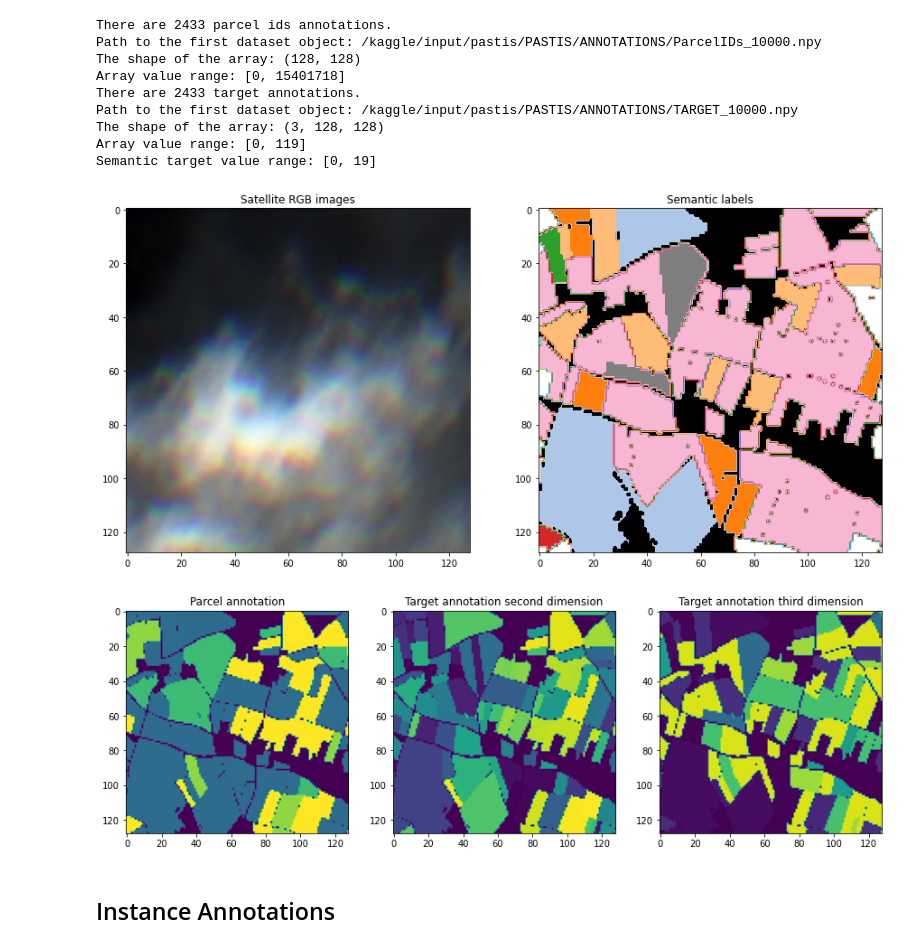
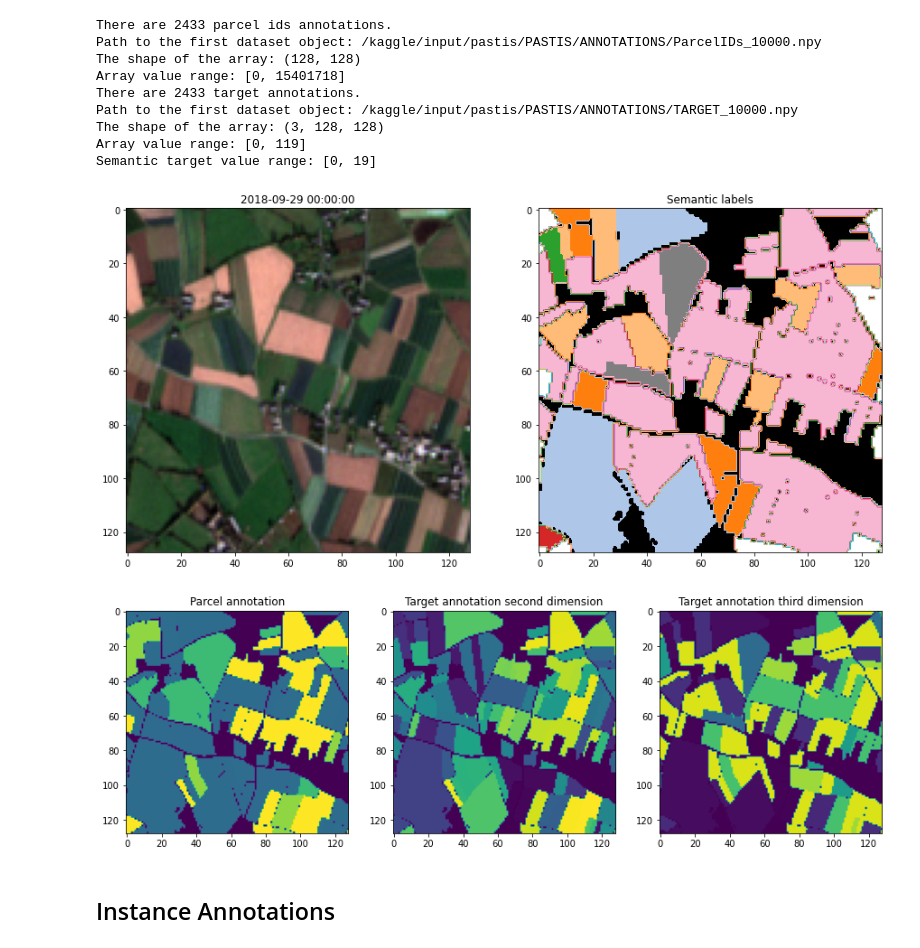
Before and after one commit to saikia2026/analysis_O1, a Jupyter notebook: pastis-2d-unet-convlstm.ipynb, the cells around one changed output. Saved outputs shown, nothing was run; the diff lists cells and outputs as text; code cells hidden in the pictures.

```diff
--- a/pastis-2d-unet-convlstm.ipynb
+++ b/pastis-2d-unet-convlstm.ipynb
@@ -280,27 +280,29 @@ Semantic target value range: [0, 19]
 # %%
 cm = matplotlib.cm.get_cmap('tab20')
 def_colors = cm.colors
 cus_colors = ['k'] + [def_colors[i] for i in range(1,20)]+['w']
 semantic_cmap = ListedColormap(colors = cus_colors, name='agri',N=21)
 
 f,axs = plt.subplots(1, 2, figsize=(15, 25))
-axs[0].imshow(get_rgb(time_series))
-axs[0].set_title('Satellite RGB images')
+# axs[0].imshow(get_rgb(time_series))
+# axs[0].set_title('Satellite RGB images')
+axs[0].imshow(get_rgb(time_series, t_show=7))
+axs[0].set_title(f"{metadata[f'{1}_date']}")
 
 axs[1].imshow(semantic_target, cmap=semantic_cmap, vmin=0, vmax=19)
 axs[1].set_title('Semantic labels')
 
 f,axs = plt.subplots(1, 3, figsize=(15, 25))
 axs[0].imshow(parcel_annotation)
 axs[0].set_title('Parcel annotation')
 axs[1].imshow(target_annotation[1])
 axs[1].set_title('Target annotation second dimension')
 axs[2].imshow(target_annotation[2])
 axs[2].set_title('Target annotation third dimension')
 
 plt.show()
 # %% [output]
-[figure, old version]
+[figure, new version]
 [figure]
 # %% [markdown]
 ## Instance Annotations
```
Also changed, not shown: parts of 1 cell of this notebook.
